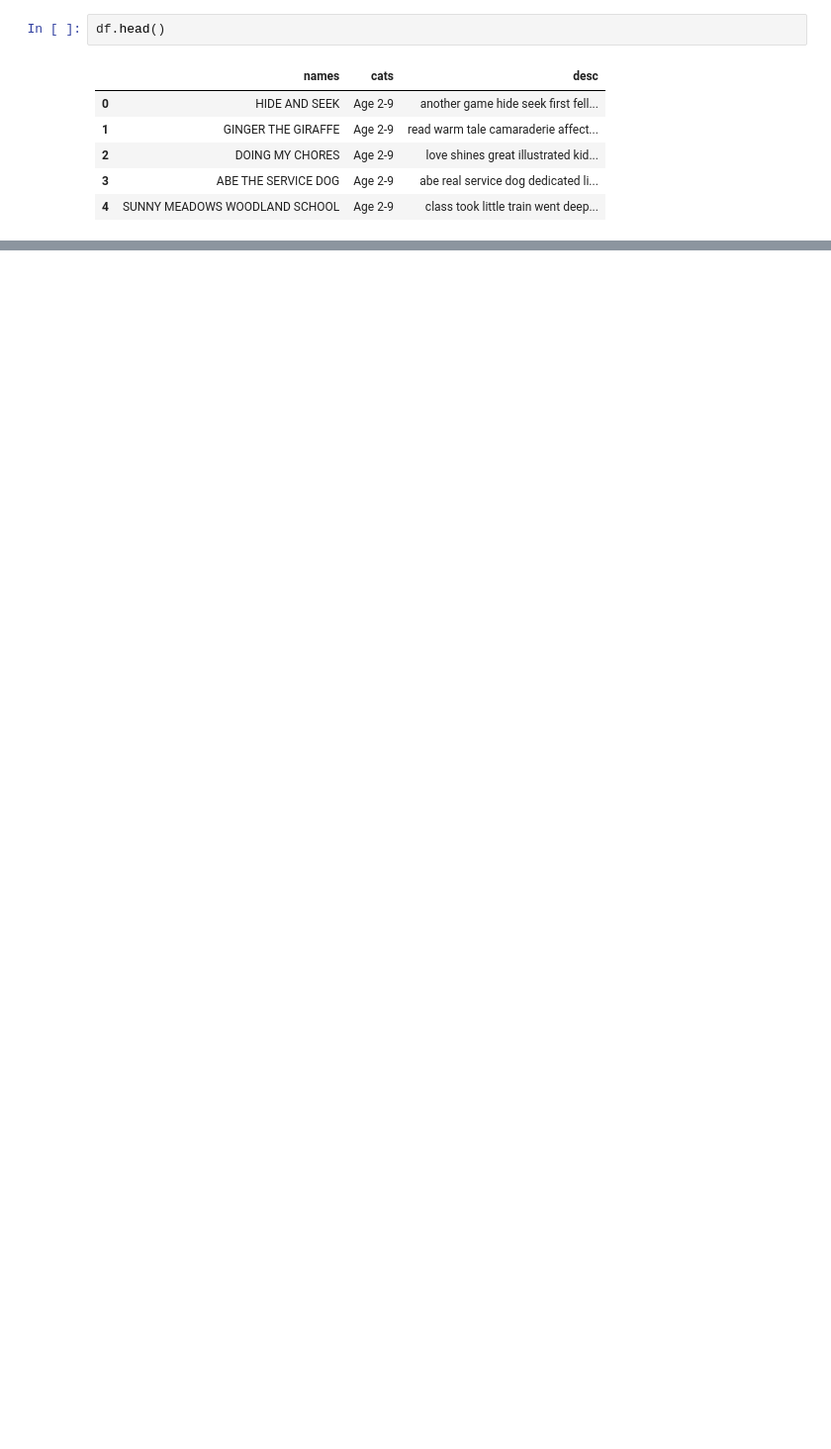
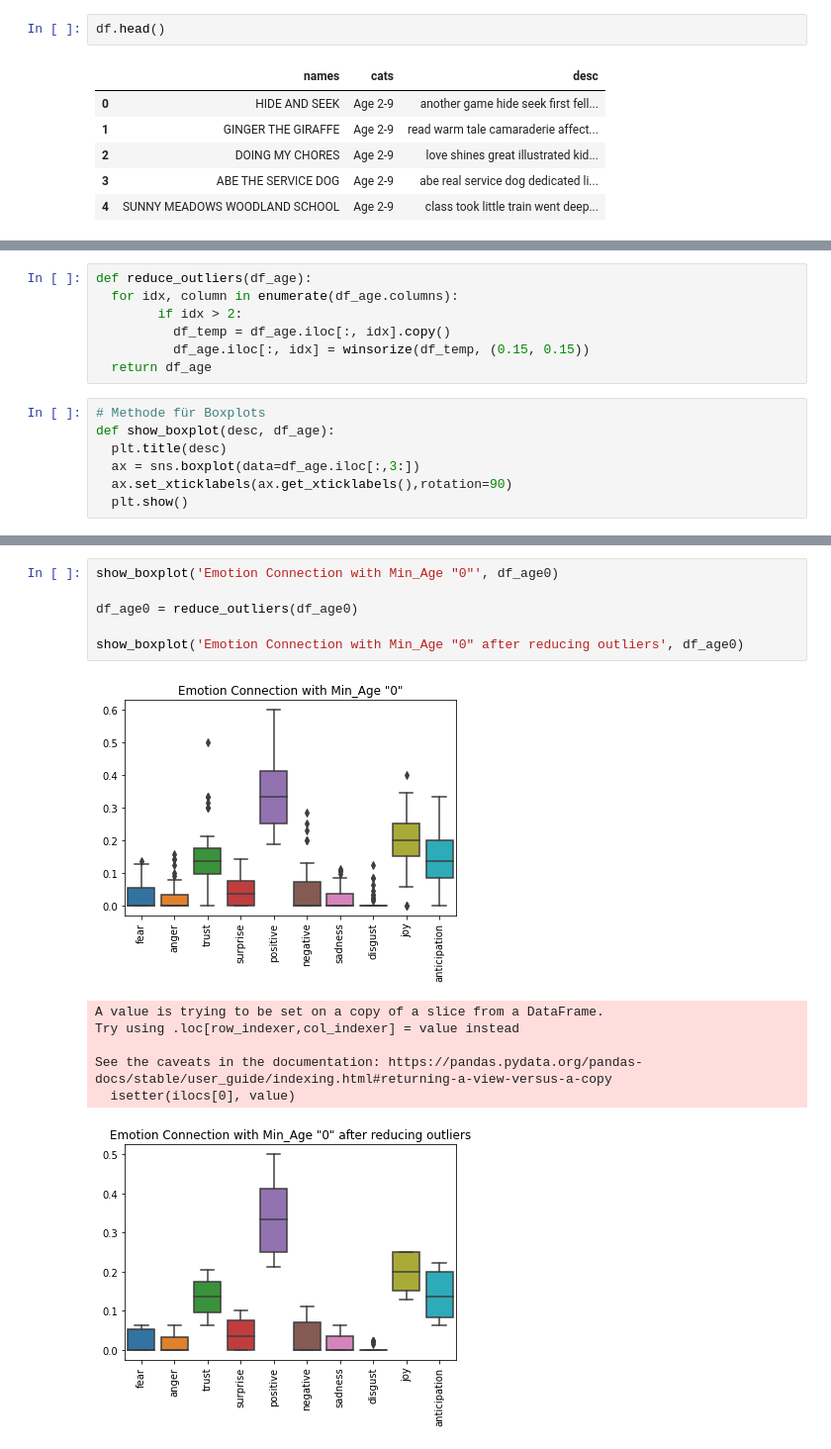
Before and after one commit to timhalter/PA-Addee, a Jupyter notebook: Emotion_Vector_plot.ipynb, the cells around one changed output, grey strips where cells are left out. Shown at 99% size. Saved outputs shown, nothing was run; the diff lists cells and outputs as text; blank space fills up the shorter version.

Commit message:
Final changes on outlier detection

```diff
--- a/Emotion_Vector_plot.ipynb
+++ b/Emotion_Vector_plot.ipynb
@@ -97,0 +209,14 @@ for emotion in freq.values():
+# %%
+def reduce_outliers(df_age):
+  for idx, column in enumerate(df_age.columns):
+        if idx > 2:
+          df_temp = df_age.iloc[:, idx].copy()
+          df_age.iloc[:, idx] = winsorize(df_temp, (0.15, 0.15))
+  return df_age
+# %%
+# Methode für Boxplots
+def show_boxplot(desc, df_age):
+  plt.title(desc)
+  ax = sns.boxplot(data=df_age.iloc[:,3:])
+  ax.set_xticklabels(ax.get_xticklabels(),rotation=90)
+  plt.show()
@@ -97,0 +254,14 @@ for emotion in freq.values():
+# %%
+show_boxplot('Emotion Connection with Min_Age "0"', df_age0)
+
+df_age0 = reduce_outliers(df_age0)
+
+show_boxplot('Emotion Connection with Min_Age "0" after reducing outliers', df_age0)
+# %% [output]
+[figure, added]
+A value is trying to be set on a copy of a slice from a DataFrame.
+Try using .loc[row_indexer,col_indexer] = value instead
+
+See the caveats in the documentation: https://pandas.pydata.org/pandas-docs/stable/user_guide/indexing.html#returning-a-view-versus-a-copy
+  isetter(ilocs[0], value)
+[figure, added]
```
Also changed, not shown: parts of 102 cells of this notebook.
